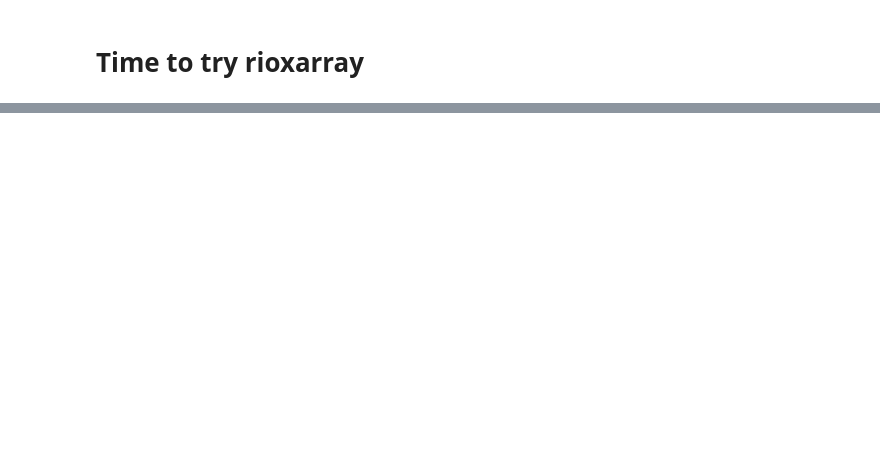
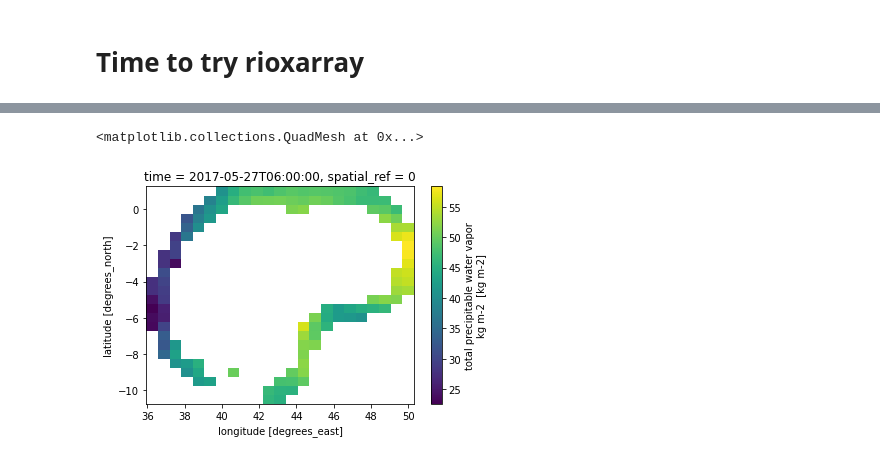
Before and after one commit to snigsam/VaporLakes, a Jupyter notebook: Distance_from_boundary.ipynb, the cells around one changed output, grey strips where cells are left out. Cells and saved outputs as stored; diff of their text form; code cells hidden in the pictures; blank space fills up the shorter version.

```diff
--- a/Distance_from_boundary.ipynb
+++ b/Distance_from_boundary.ipynb
@@ -192,0 +178,6 @@ Type:      method
+# %%
+dsrblobuf31 = dsrb.rio.clip( [blobuf31], crs=4326 )
+dsrblobuf31.tqv.plot()
+# %% [output]
+<matplotlib.collections.QuadMesh at 0x...>
+[figure, added]
```
Also changed, not shown: parts of 19 cells of this notebook.
